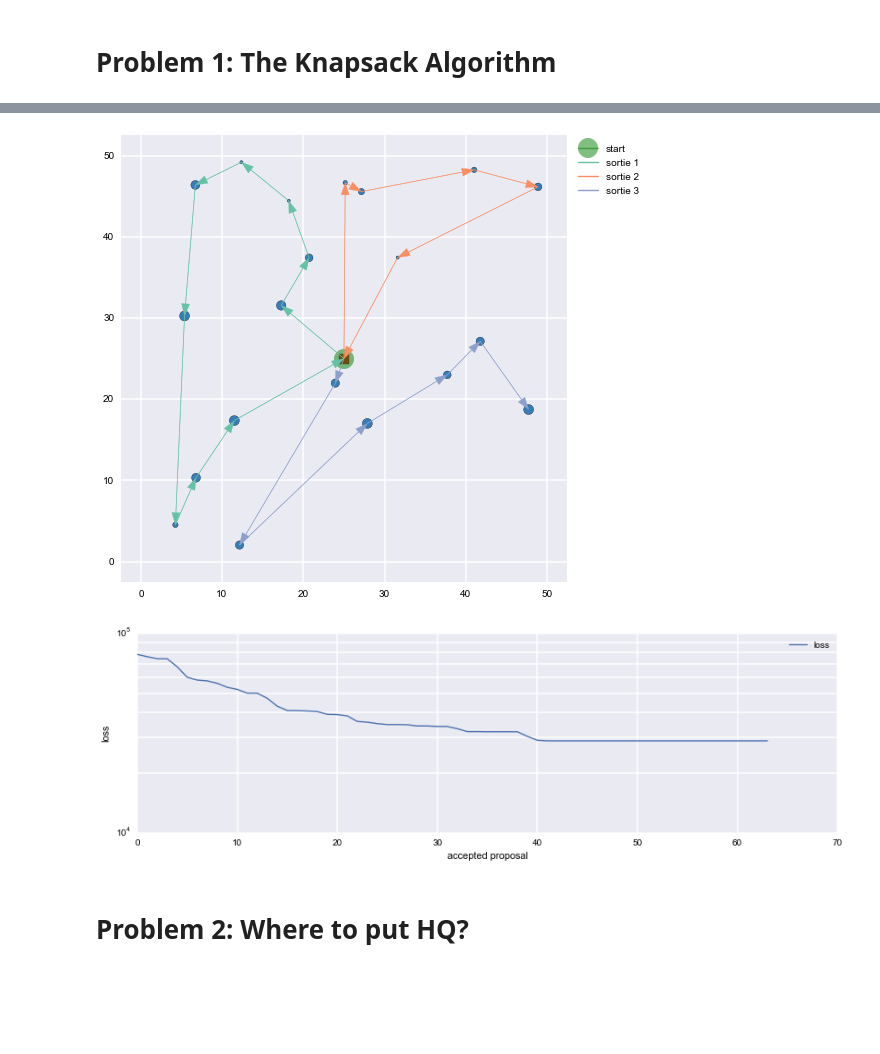
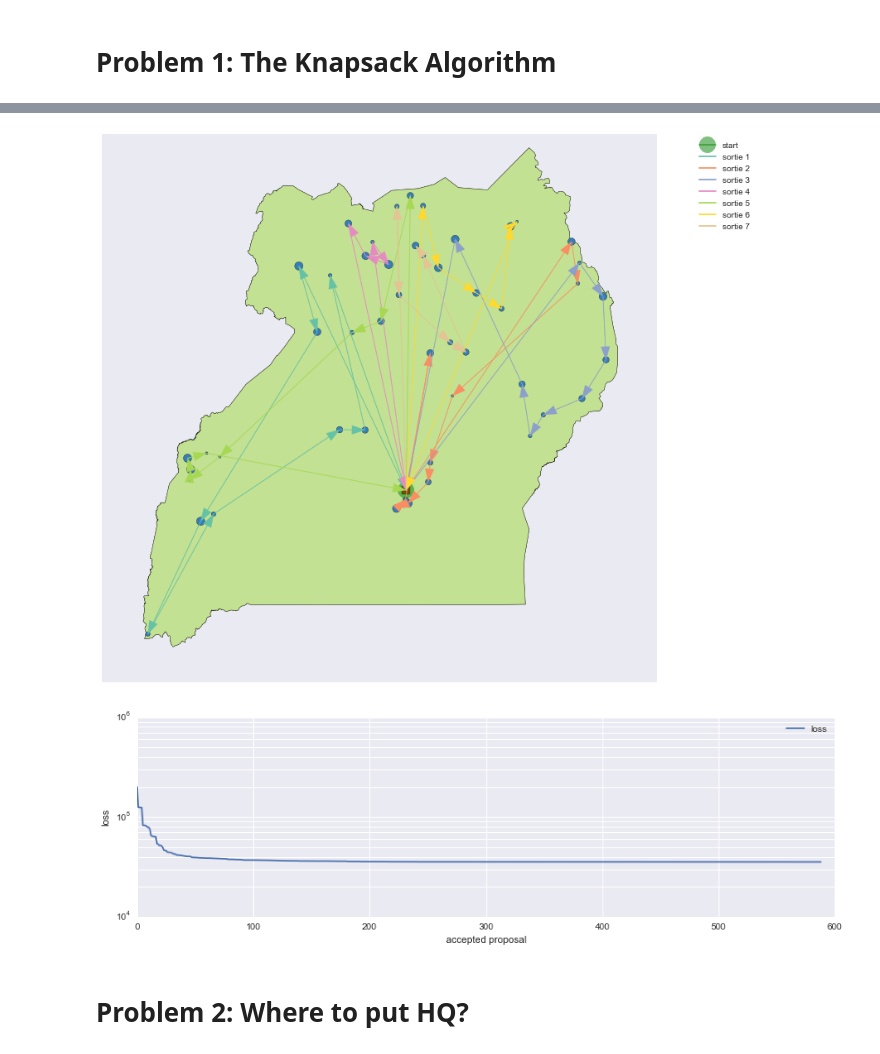
Before and after one commit to pjbull/civil_conflict, a Jupyter notebook: Optimization.ipynb, the cells around one changed output, grey strips where cells are left out. Drawn from its saved outputs; the diff is of its cells as text; code cells hidden in the pictures; blank space fills up the shorter version.

```diff
--- a/Optimization.ipynb
+++ b/Optimization.ipynb
@@ -20,0 +50,24 @@ r = Route(c, np.array([20]*3))
+# %%
+# this is a hack to make the method signature
+#  for slice sampleing the same
+# as the default, which is np.random.uniform
+def slicer_api(x, y, size):
+    # throw away the params, fool.
+    rect_widths = np.array([10., 10.])
+    start_x = np.array([[0., 31.]])
+
+    n, _ = size
+    slice_samples, _ = UgandaExplore.mvslice(UgandaExplore.k.pdf,
+                                             start_x,
+                                             rect_widths,
+                                             sampleSize=100 + n,
+                                             burnin=100,
+                                             thin=10,
+                                             confirm_region=True)
+    # we get lat, long; we want x, y
+    return np.fliplr(slice_samples[:n,:])
+
+
+c = Configuration(sample_method=slicer_api, n=50)
+c.set_hq(np.array([[32.5811, 0.3136]]))
+r = Route(c, np.array([20]*3))
@@ -21,6 +76,6 @@ r = Route(c, np.array([20]*3))
 # %%
 x0 = np.arange(c.n)
 res, losses, dists = sim_anneal(r.loss, r.perturb, x0,
-                               t0=10.0, ntrial=5000, reanneal=1000,
+                               t0=10.0, ntrial=40000, reanneal=1000,
                                other_func=r.dist, verbose=True)
 # %% [output]
@@ -32,19 +99,23 @@ reannealing; i[4000] exp(dE/t)[5.00514302589e-40] eprev[28878.4909095], enew[294
 # %%
-fig, ax = plt.subplots(figsize=(8, 8))
-ax = plot_route_with_colors(c, res, ax)
+import graphics
+reload(graphics)
+
+#fig, ax = plt.subplots(figsize=(8, 8))
+fig, ax = UgandaExplore.plot_map(outline_only=True)
+ax = graphics.plot_route_with_colors(c, res, ax)
 ax.legend(bbox_to_anchor=(1.18, 1))
 plt.show()
 
 fig = plt.figure(figsize=(14, 4))
 plt.plot(losses, label='loss')
 plt.semilogy()
 plt.legend()
 plt.xlabel('accepted proposal')
 plt.ylabel('loss')
 plt.show()
 # %% [output]
-[figure, old version]
+[figure, new version]
-[figure, old version]
+[figure, new version]
 # %% [markdown]
 # Problem 2: Where to put HQ?
 # %%
```
Also changed, not shown: parts of 6 cells of this notebook, 10 other files.
